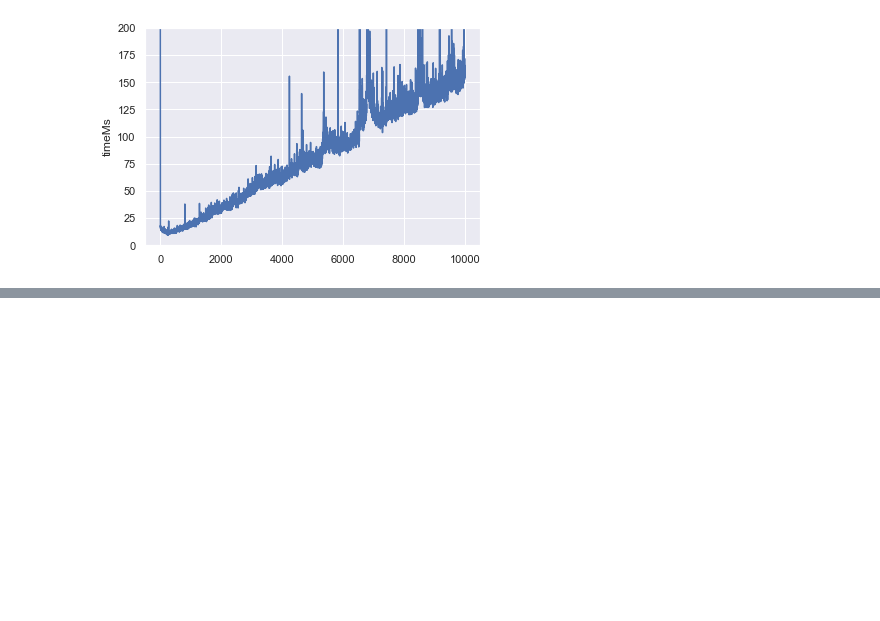
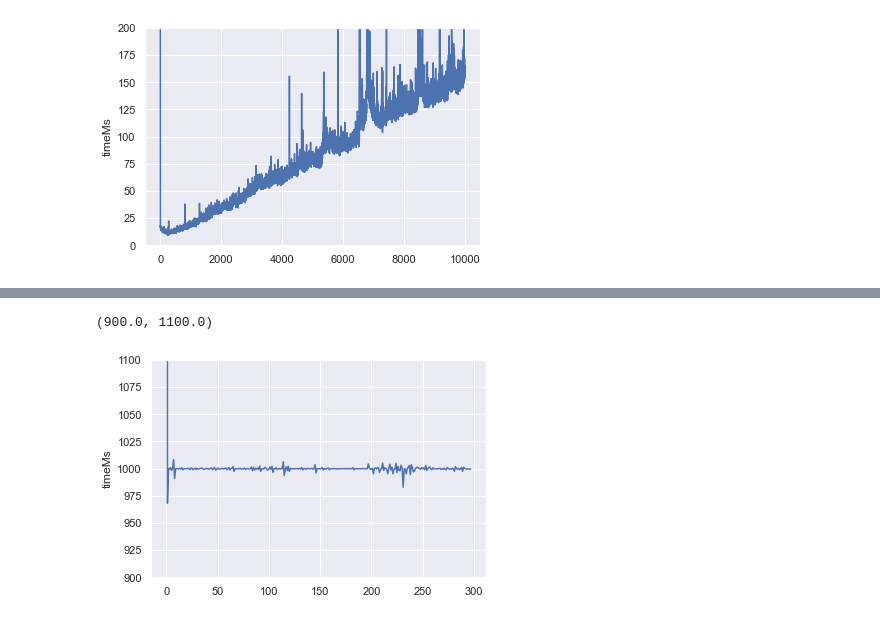
Before and after one commit to MoeweX/java-sdk, a Jupyter notebook: examples/experiments/plot.ipynb, the cells around one changed output, grey strips where cells are left out. Saved outputs shown, nothing was run; the diff lists cells and outputs as text; code cells hidden in the pictures; blank space fills up the shorter version.

```diff
--- a/examples/experiments/plot.ipynb
+++ b/examples/experiments/plot.ipynb
@@ -54,0 +74,7 @@ ax.set_ylim(0, 200)
+# %%
+df_exp3_ri['timeMs'] = df_exp3_ri['timeNs'] / 1000 / 1000
+ax = sns.lineplot(data=df_exp3_ri['timeMs'])
+ax.set_ylim(900, 1100)
+# %% [output]
+(900.0, 1100.0)
+[figure, added]
```
Also changed, not shown: parts of 4 cells of this notebook, 9 other files.
